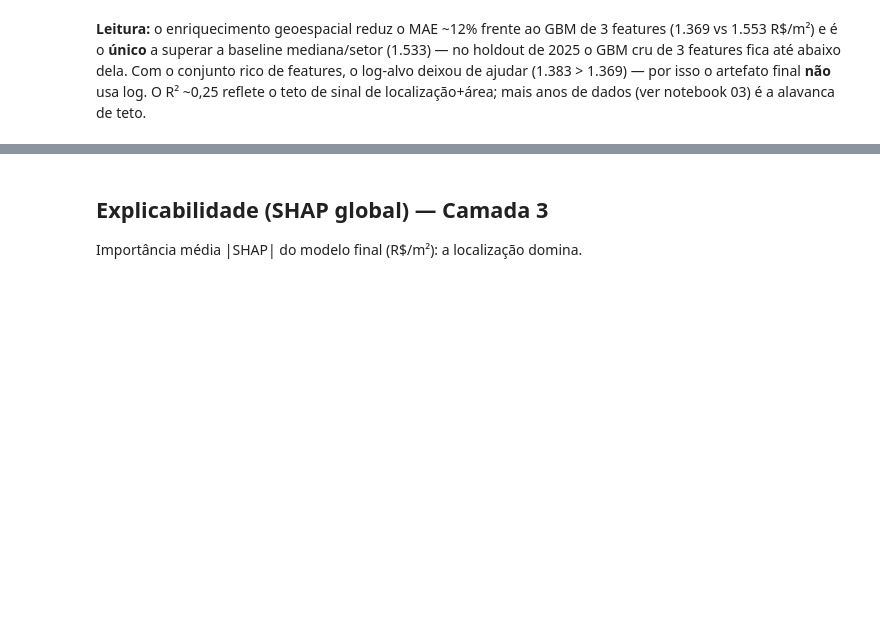
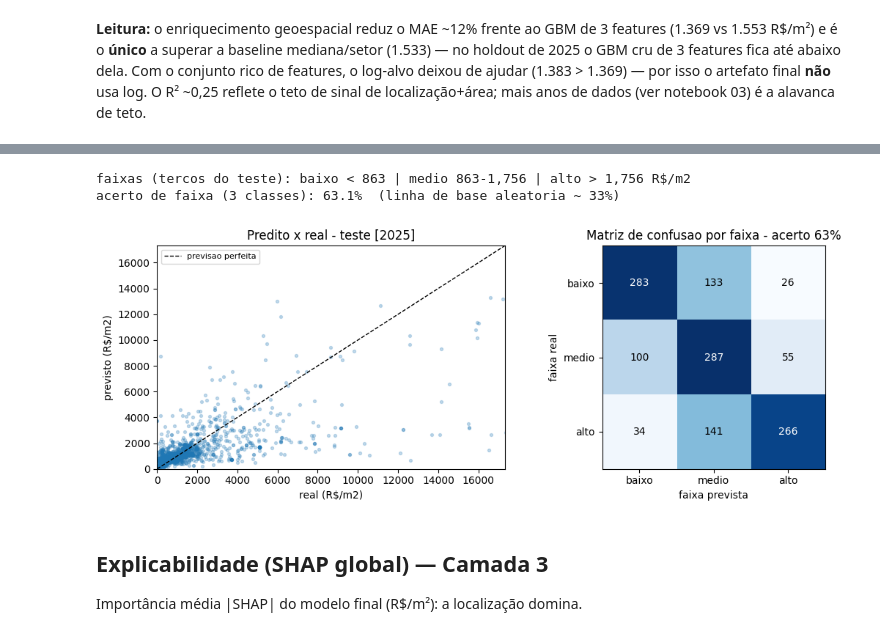
Before and after one commit to Henryque02/loteIA, a Jupyter notebook: notebooks/02_modelo_preco.ipynb, the cells around one changed output, grey strips where cells are left out. Drawn from its saved outputs; the diff is of its cells as text; code cells hidden in the pictures; blank space fills up the shorter version.

```diff
--- a/notebooks/02_modelo_preco.ipynb
+++ b/notebooks/02_modelo_preco.ipynb
@@ -103,3 +110,48 @@ treino 2,500 (anos [2023, 2024]) | teste 1,325 (anos [2025])
+# %%
+# Assertividade do modelo: predito x real e "matriz de confusao" por faixa de preco/m2.
+# O alvo e CONTINUO (regressor); discretizar em faixas (baixo/medio/alto) e so uma
+# leitura de quanto o modelo acerta a faixa de preco -- nao e um classificador de
+# viabilidade (viabilidade nunca e alvo de ML; e calculada/simulada na Camada 2).
+anos_te = sorted(map(int, test.ano.unique()))
+y_true = test[ALVO].to_numpy()
+y_pred = np.asarray(m_geo.predict(test[m_geo.features_]))
+
+# faixas = tercos do preco/m2 REAL no teste; o mesmo corte e aplicado ao previsto
+q1, q2 = np.quantile(y_true, [1/3, 2/3])
+edges = np.array([-np.inf, q1, q2, np.inf])
+labels = ['baixo', 'medio', 'alto']
+fx_true = pd.cut(y_true, edges, labels=labels)
+fx_pred = pd.cut(y_pred, edges, labels=labels)
+acerto = float((fx_true == fx_pred).mean())
+cm = (pd.crosstab(fx_true, fx_pred, dropna=False)
+        .reindex(index=labels, columns=labels, fill_value=0))
+
+fig, ax = plt.subplots(1, 2, figsize=(11, 4))
+lim = [0, float(np.quantile(y_true, .99))]
+ax[0].scatter(y_true, y_pred, s=8, alpha=.25, color='#1f77b4')
+ax[0].plot(lim, lim, 'k--', lw=1, label='previsao perfeita')
+ax[0].set(xlim=lim, ylim=lim, xlabel='real (R$/m2)', ylabel='previsto (R$/m2)',
+          title=f'Predito x real - teste {anos_te}')
+ax[0].legend(loc='upper left', fontsize=8)
+
+vmax = cm.values.max()
+ax[1].imshow(cm.values, cmap='Blues')
+ax[1].set(xticks=range(3), yticks=range(3), xticklabels=labels, yticklabels=labels,
+          xlabel='faixa prevista', ylabel='faixa real',
+          title=f'Matriz de confusao por faixa - acerto {acerto:.0%}')
+for i in range(3):
+    for j in range(3):
+        v = int(cm.values[i, j])
+        ax[1].text(j, i, v, ha='center', va='center',
+                   color='white' if v > vmax / 2 else 'black')
+fig.tight_layout()
+print(f'faixas (tercos do teste): baixo < {q1:,.0f} | '
+      f'medio {q1:,.0f}-{q2:,.0f} | alto > {q2:,.0f} R$/m2')
+print(f'acerto de faixa (3 classes): {acerto:.1%}  (linha de base aleatoria ~ 33%)')
+# %% [output]
+faixas (tercos do teste): baixo < 863 | medio 863-1,756 | alto > 1,756 R$/m2
+acerto de faixa (3 classes): 63.1%  (linha de base aleatoria ~ 33%)
+[figure, added]
 # %% [markdown]
 ## Explicabilidade (SHAP global) — Camada 3
 
```
Also changed, not shown: parts of 1 cell of this notebook.
